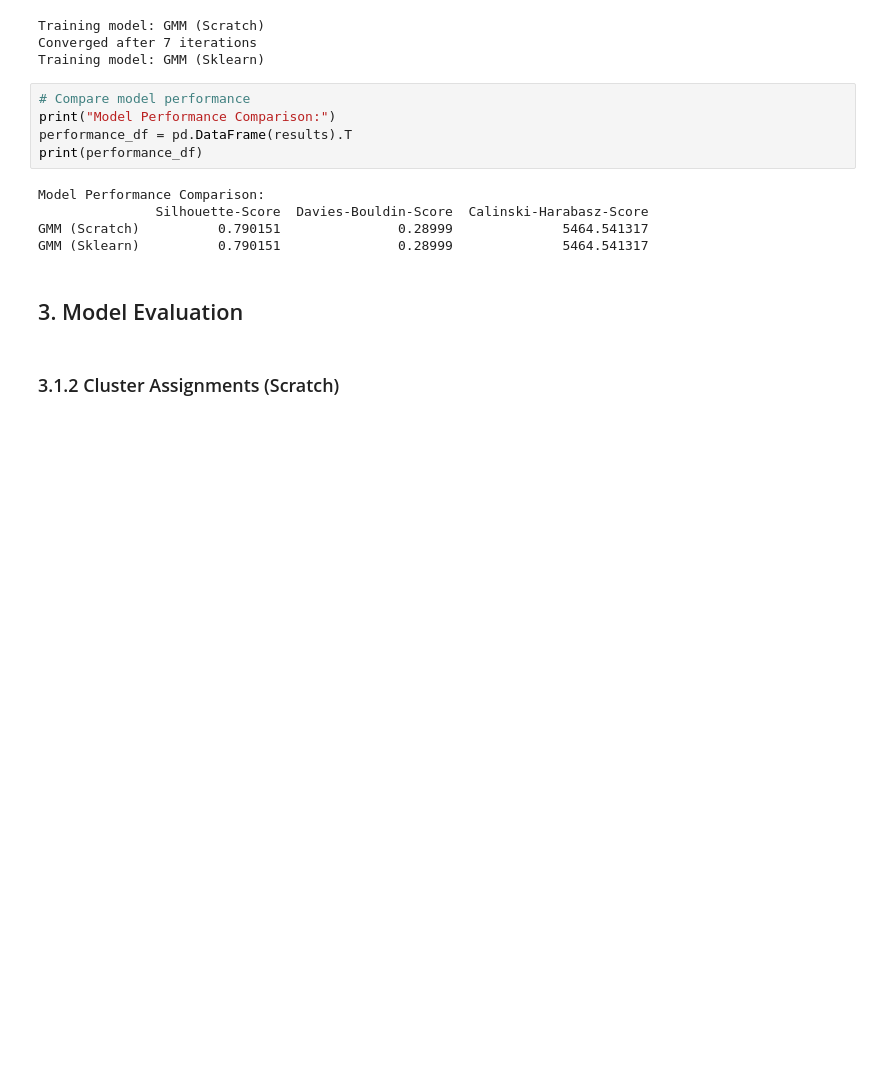
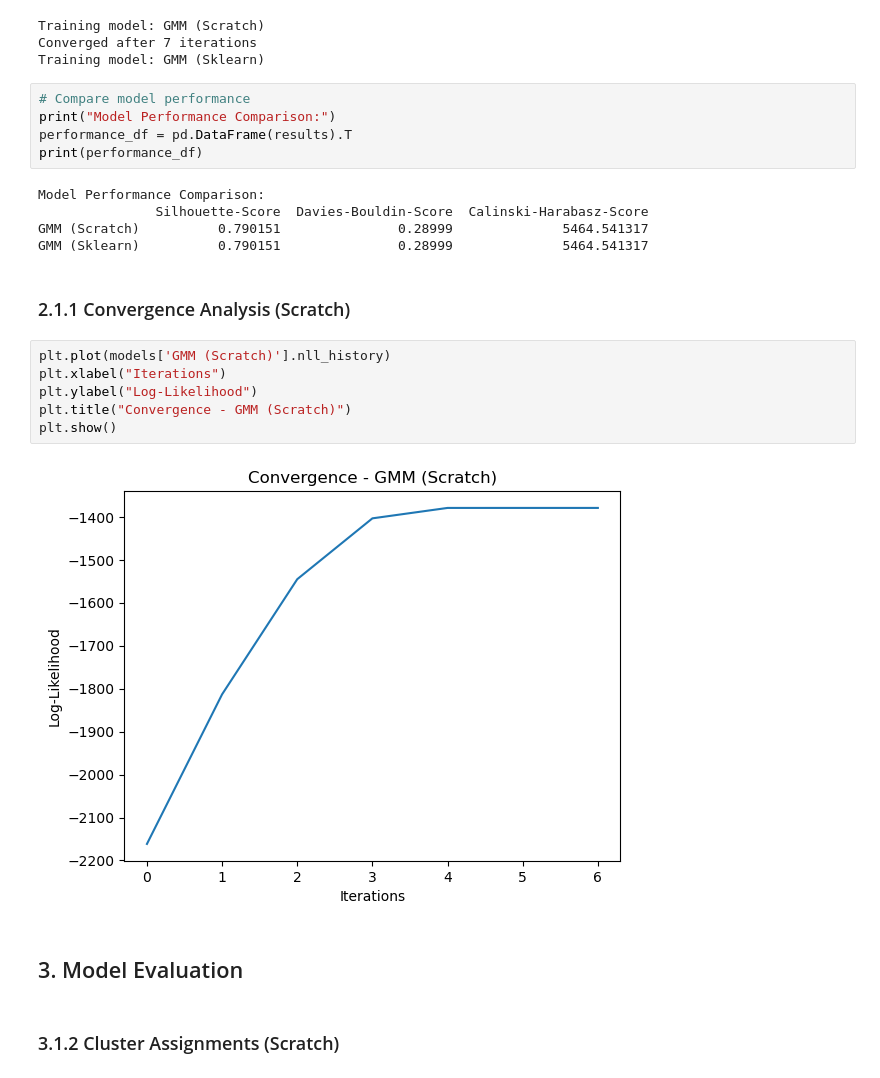
Before and after one commit to dagbelese/gaussian-mixture-models, a Jupyter notebook: notebooks/gmm_evaluation_synthetic_data.ipynb, the cells around one changed output. Cells and saved outputs as stored; diff of their text form; blank space fills up the shorter version.

```diff
--- a/notebooks/gmm_evaluation_synthetic_data.ipynb
+++ b/notebooks/gmm_evaluation_synthetic_data.ipynb
@@ -134,6 +134,16 @@ Model Performance Comparison:
                Silhouette-Score  Davies-Bouldin-Score  Calinski-Harabasz-Score
 GMM (Scratch)          0.790151               0.28999              5464.541317
 GMM (Sklearn)          0.790151               0.28999              5464.541317
+# %% [markdown]
+### 2.1.1 Convergence Analysis (Scratch)
+# %%
+plt.plot(models['GMM (Scratch)'].nll_history)
+plt.xlabel("Iterations")
+plt.ylabel("Log-Likelihood")
+plt.title("Convergence - GMM (Scratch)")
+plt.show()
+# %% [output]
+[figure, added]
 # %% [markdown]
 ## 3. Model Evaluation
 # %% [markdown]
```
Also changed, not shown: parts of 2 cells of this notebook, 1 other file.
